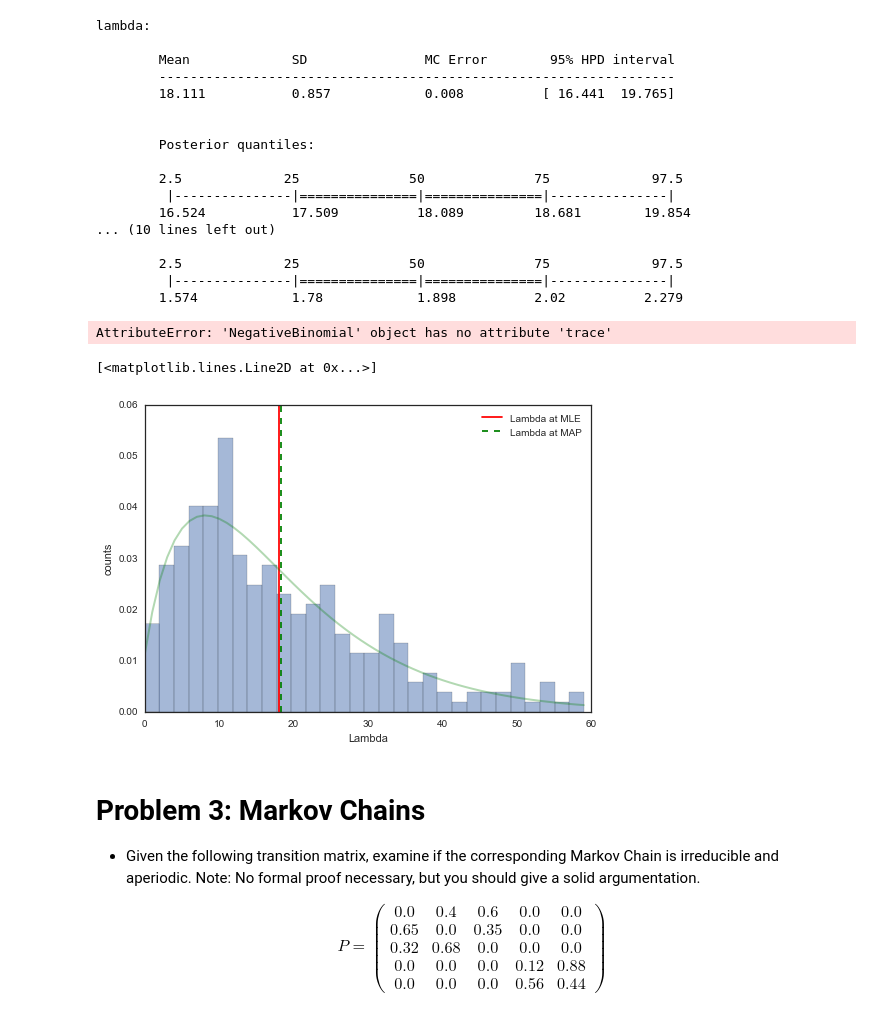
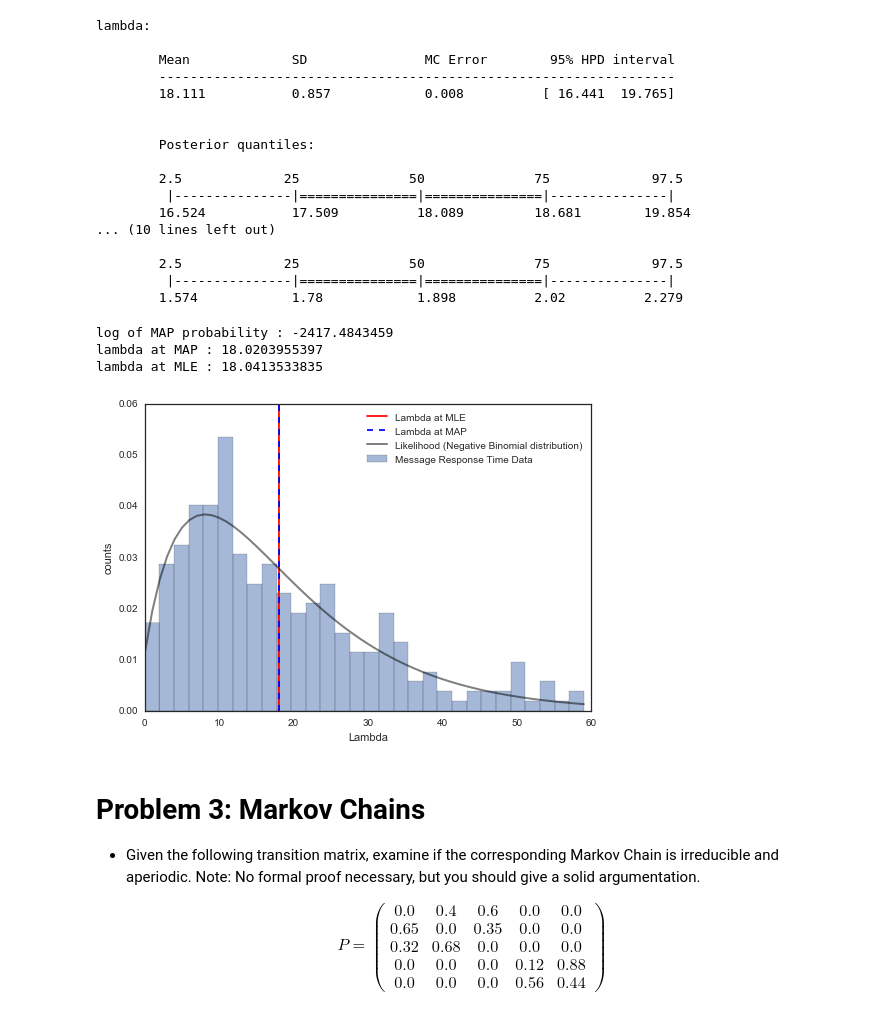
Before and after one commit to jeewon-hwang/AM207_homework_2016, a Jupyter notebook: AM207_JeewonHwang_HW2.ipynb, the cells around one changed output. Drawn from its saved outputs; the diff is of its cells as text; code cells hidden in the pictures.

```diff
--- a/AM207_JeewonHwang_HW2.ipynb
+++ b/AM207_JeewonHwang_HW2.ipynb
@@ -676,52 +553,3 @@ lambda:
         2.5             25              50              75             97.5
          |---------------|===============|===============|---------------|
         1.574            1.78            1.898          2.02          2.279
-# %%
-# histogram of alpha
-# fig=plt.hist(lambda_pymc.trace(), bins=100, normed=True)
-fig = plt.hist(likelihood_pymc.trace(), bins=100, normed=True)
-# xx= np.linspace(-3,7,101)
-# pp_a = np.sum(pp, axis=1)
-# plt.plot(xx, pp_a*6.0, 'r', label=u'True distribution')
-plt.legend()
-plt.xlabel("alpha")
-plt.ylabel("counts")
-# %% [output]
-AttributeError: 'NegativeBinomial' object has no attribute 'trace'
-# %%
-plt.hist(message_response_times, bins=30, alpha=0.5, normed=True)
-# xx= np.linspace(-3,7,101)
-# plt.plot( [2]*len(z), 'r-.')
-# pp_a = np.sum(pp, axis=1)
-# plt.plot(xx, pp_a*6.0, 'r', label=u'True distribution')
-plt.axvline(x=lambda_MLE, color='r', label='Lambda at MLE')
-plt.axvline(x=MAP_lambda, color='g', label='Lambda at MAP', linestyle='--')
-plt.legend()
-plt.xlabel("Lambda")
-plt.ylabel("counts")
-
-mu = 18.111
-alpha = 1.906
-xxp = np.arange(0, 60)
-dist = scipy.stats.nbinom.pmf(xxp, alpha, alpha/(alpha+mu))
-plt.plot(xxp, dist, color='g',
-                 alpha = 0.3, linewidth = 2, label = "fitted Curve of poisson with M.A.P parameter(s)")
-
-
-
-
-# xxp = np.arange(0,50)
-#     dist = scipy.stats.nbinom(mu,mu/(alpha+mu))
-
-#     plt.plot(xxp, dist.pmf(xxp), color='g',
-#                  alpha = 0.3, linewidth = 2, label = "fitted Curve of Negative Binomal with M.A.P parameter(s)")
-#     plt.plot(xxp, dist.pmf(xxp), color = 'black', linestyle='steps-mid',alpha = 0.3,linewidth = 3,\
-#              label = "step wise (discrete) Negative Binomal pmf")
-#     sns.distplot(data,norm_hist=  True,bins  = 30, label = "True distribution with KDE")
-#     plt.xlim(0,max(data))
-#     plt.ylim(0,0.1)
-#     plt.legend(loc = "best")
-# plot_neg(18.114,1.905)
-# %% [output]
-[<matplotlib.lines.Line2D at 0x...>]
-[figure, removed]
@@ -730,3 +556,29 @@ scipy.stats.nbinom.pmf?
+# %%
+plt.hist(message_response_times, bins=30, alpha=0.5, normed=True, label='Message Response Time Data')
+plt.axvline(x=lambda_MLE, color='r', label='Lambda at MLE')
+plt.axvline(x=MAP_lambda, color='b', label='Lambda at MAP', linestyle='--')
+
+# =====================================================
+# This MU and ALPHA was got from PYMC estimation above
+# =====================================================
+mu = 18.111
+alpha = 1.906
+xx = np.arange(0, 60)
+# The parameter values were computed by refering the scipy.stats.nbinom.pmf and pymc.NegativeBinomial
+negative_binomial_plot = scipy.stats.nbinom.pmf(xxp, alpha, alpha/(alpha+mu))
+plt.plot(xx, negative_binomial_plot, color='k', alpha=0.5, linewidth=2, label="Likelihood (Negative Binomial distribution)")
+plt.legend()
+plt.xlabel("Lambda")
+plt.ylabel("counts")
+
+print "log of MAP probability :", MAP_prob
+print "lambda at MAP :", MAP_lambda
+print "lambda at MLE :", lambda_MLE
+# %% [output]
+log of MAP probability : -2417.4843459
+lambda at MAP : 18.0203955397
+lambda at MLE : 18.0413533835
+[figure, added]
 # %% [markdown]
 # Problem 3: Markov Chains
 
```
Also changed, not shown: parts of 23 cells of this notebook.
